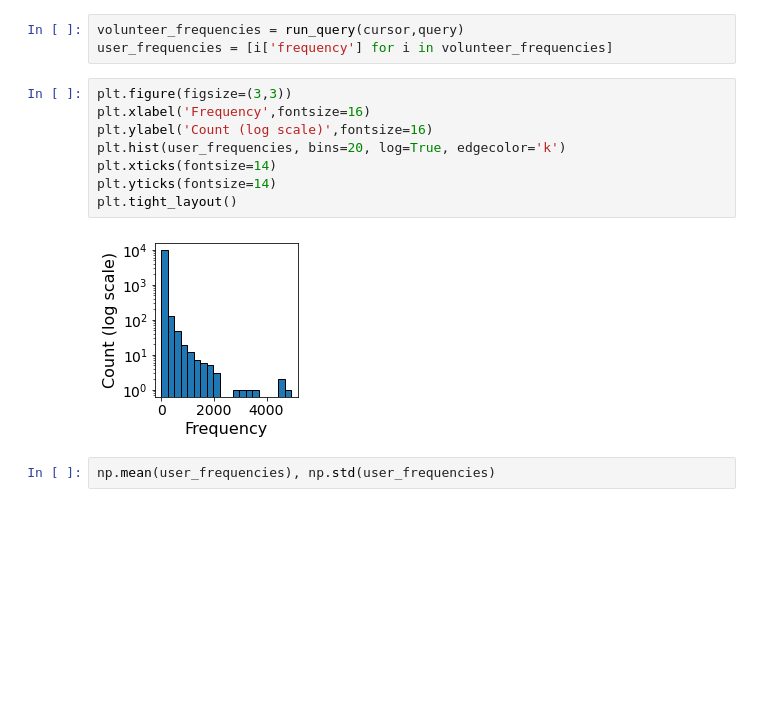
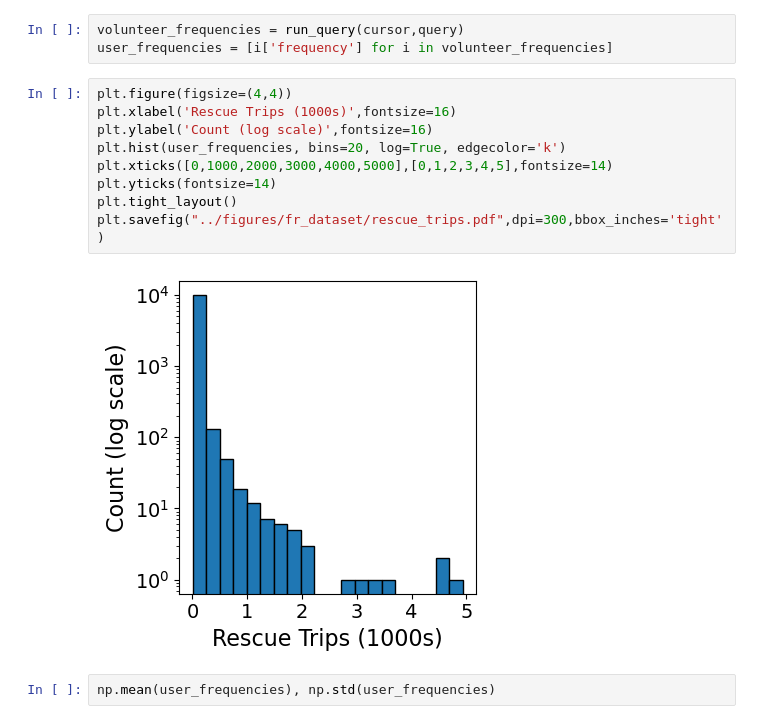
Before and after one commit to naveenr414/food-rescue-rmab, a Jupyter notebook: scripts/Dataset Exploration.ipynb, the cells around one changed output. Drawn from its saved outputs; the diff is of its cells as text; blank space fills up the shorter version.

```diff
--- a/scripts/Dataset Exploration.ipynb
+++ b/scripts/Dataset Exploration.ipynb
@@ -60,15 +60,16 @@ query = ("SELECT user_id, COUNT(*) AS frequency "
 volunteer_frequencies = run_query(cursor,query)
 user_frequencies = [i['frequency'] for i in volunteer_frequencies]
 # %%
-plt.figure(figsize=(3,3))
-plt.xlabel('Frequency',fontsize=16)
+plt.figure(figsize=(4,4))
+plt.xlabel('Rescue Trips (1000s)',fontsize=16)
 plt.ylabel('Count (log scale)',fontsize=16)
 plt.hist(user_frequencies, bins=20, log=True, edgecolor='k')
-plt.xticks(fontsize=14)
+plt.xticks([0,1000,2000,3000,4000,5000],[0,1,2,3,4,5],fontsize=14)
 plt.yticks(fontsize=14)
 plt.tight_layout()
+plt.savefig("../figures/fr_dataset/rescue_trips.pdf",dpi=300,bbox_inches='tight')
 # %% [output]
-[figure, old version]
+[figure, new version]
 # %%
 np.mean(user_frequencies), np.std(user_frequencies)
 # %% [output]
```
Also changed, not shown: parts of 26 cells of this notebook, 11 other files.
